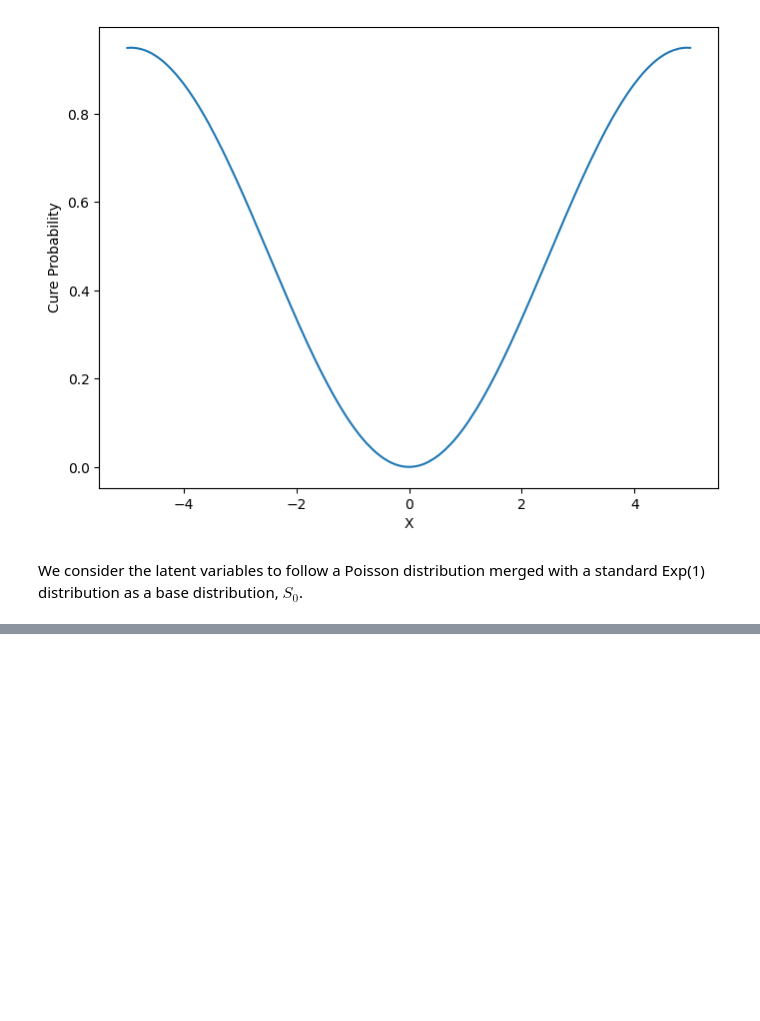
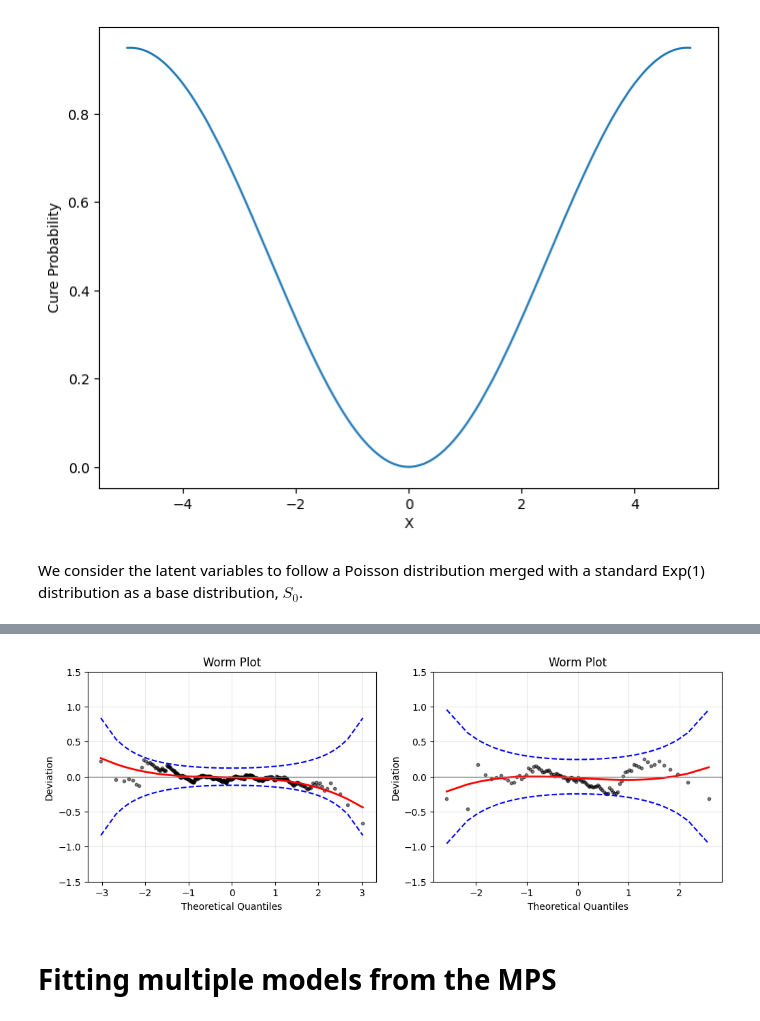
Before and after one commit to nhilariosilva/gndr_mpscr, a Jupyter notebook: Simple Simulation.ipynb, the cells around one changed output, grey strips where cells are left out. Cells and saved outputs as stored; diff of their text form; code cells hidden in the pictures; blank space fills up the shorter version.

```diff
--- a/Simple Simulation.ipynb
+++ b/Simple Simulation.ipynb
@@ -251,0 +265,12 @@ plt.show()
+# %%
+resid_train_poisson = utils.compute_randomized_residuals_censoring(results_cure_poisson["S_train"], delta_train)
+resid_test_poisson = utils.compute_randomized_residuals_censoring(results_cure_poisson["S_test"], delta_test)
+
+fig, ax = plt.subplots(nrows = 1, ncols = 2, figsize = (12,4))
+
+utils.plot_worm( resid_train_poisson, ax = ax[0] )
+utils.plot_worm( resid_test_poisson, ax = ax[1] )
+# %% [output]
+[figure, added]
+# %% [markdown]
+# Fitting multiple models from the MPS
```
Also changed, not shown: parts of 22 cells of this notebook, 1 other file.
